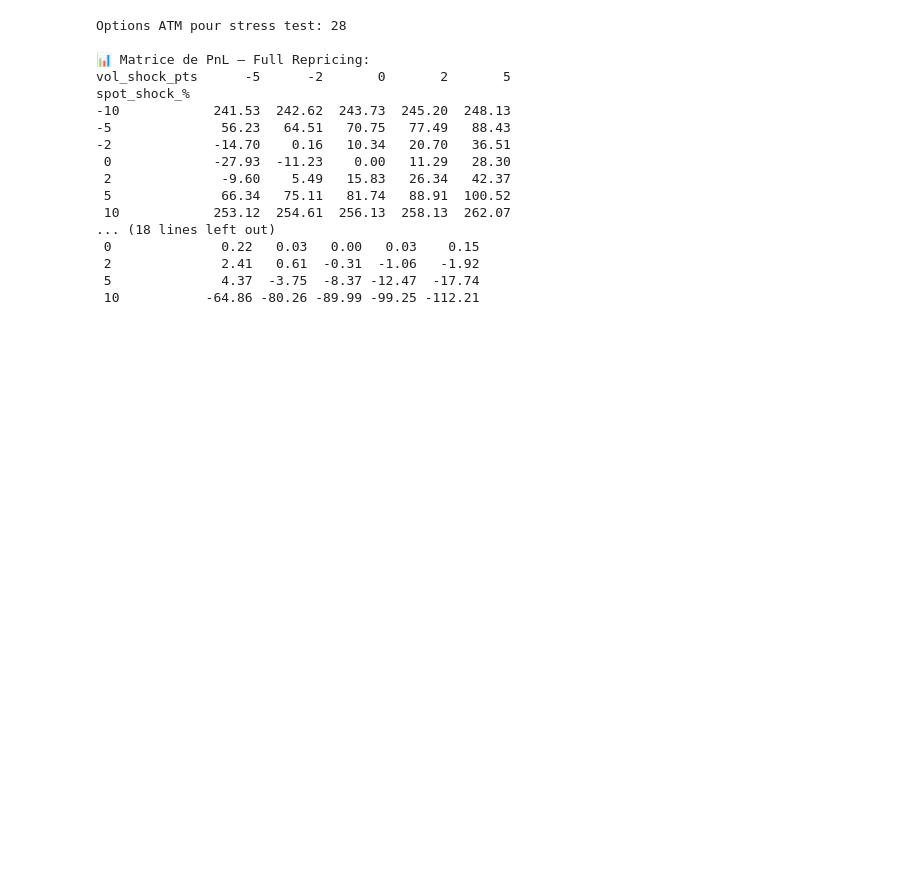
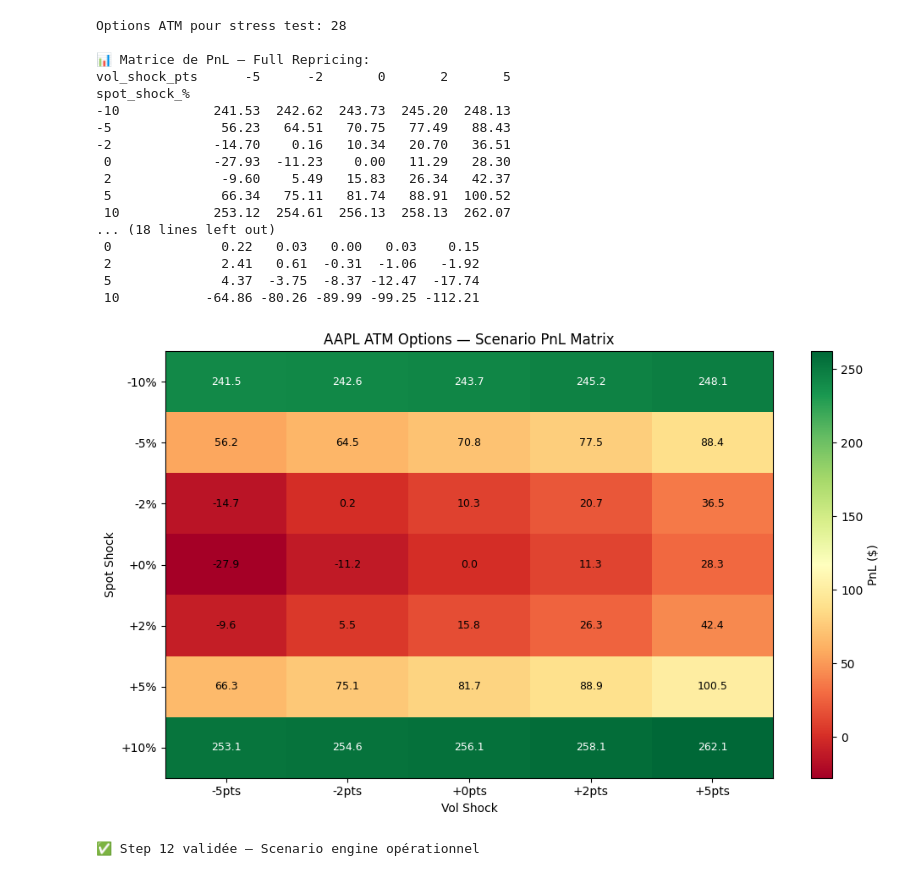
Before and after one commit to ugozchi/VolatilityInfrastructurePlateform, a Jupyter notebook: notebooks/03_analytics.ipynb, the cells around one changed output. Drawn from its saved outputs; the diff is of its cells as text; code cells hidden in the pictures; blank space fills up the shorter version.

Commit message:
heatmap

```diff
--- a/notebooks/03_analytics.ipynb
+++ b/notebooks/03_analytics.ipynb
@@ -393,3 +393,33 @@ spot_shock_%
  2              2.41   0.61  -0.31  -1.06   -1.92
  5              4.37  -3.75  -8.37 -12.47  -17.74
  10           -64.86 -80.26 -89.99 -99.25 -112.21
+# %%
+# === Heatmap Scénarios ===
+
+fig, ax = plt.subplots(figsize=(10, 6))
+im = ax.imshow(pivot.values, cmap='RdYlGn', aspect='auto')
+
+ax.set_xticks(range(len(pivot.columns)))
+ax.set_xticklabels([f"{c:+d}pts" for c in pivot.columns])
+ax.set_yticks(range(len(pivot.index)))
+ax.set_yticklabels([f"{i:+d}%" for i in pivot.index])
+
+ax.set_xlabel('Vol Shock')
+ax.set_ylabel('Spot Shock')
+ax.set_title('AAPL ATM Options — Scenario PnL Matrix')
+
+# Ajouter les valeurs dans chaque cellule
+for i in range(len(pivot.index)):
+    for j in range(len(pivot.columns)):
+        val = pivot.values[i, j]
+        color = 'white' if abs(val) > pivot.values.max()*0.5 else 'black'
+        ax.text(j, i, f"{val:.1f}", ha='center', va='center', color=color, fontsize=9)
+
+plt.colorbar(im, label='PnL ($)')
+plt.tight_layout()
+plt.savefig('../data/analytics/aapl_scenario_heatmap.png', dpi=150, bbox_inches='tight')
+plt.show()
+print("✅ Step 12 validée — Scenario engine opérationnel")
+# %% [output]
+[figure, added]
+✅ Step 12 validée — Scenario engine opérationnel
```
Also changed, not shown: 1 other file.
